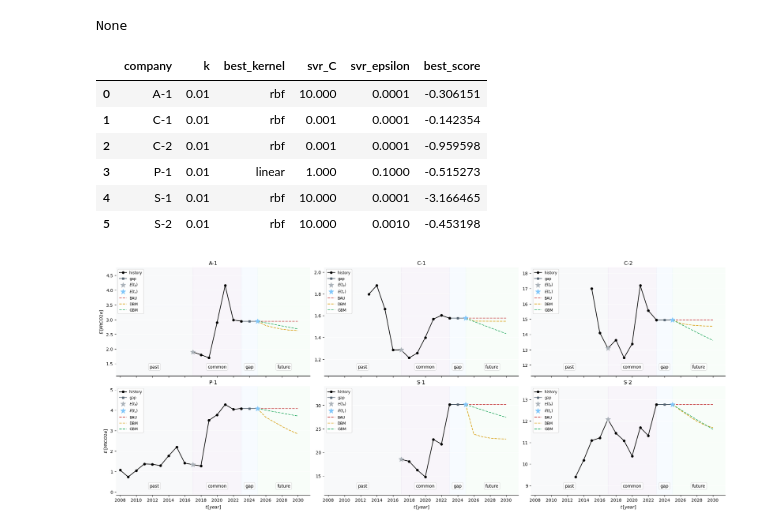
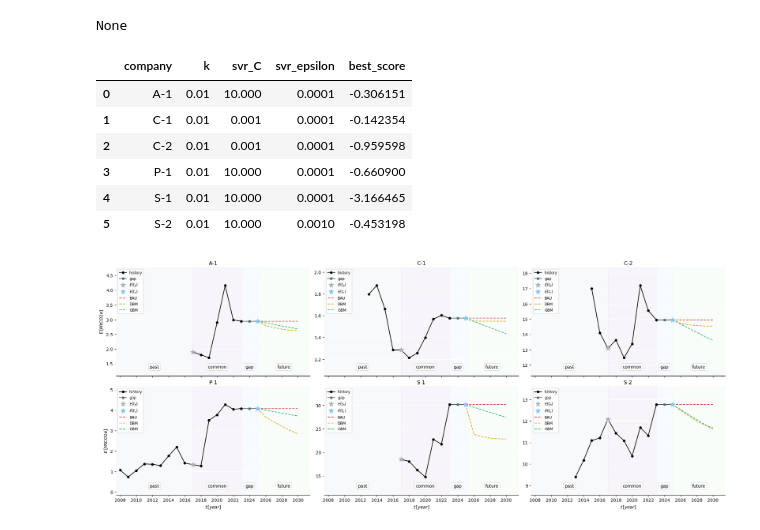
Before and after one commit to thiagoneye/costcaster, a Jupyter notebook: src/main.ipynb, the cells around one changed output. Cells and saved outputs as stored; diff of their text form; code cells hidden in the pictures.

```diff
--- a/src/main.ipynb
+++ b/src/main.ipynb
@@ -314,7 +316,7 @@ for company_id, company_name in enumerate(list_of_companies):
 
     commom_range_delimiter = np.where(X_train == commom_range[0])[0][0]
 
-    best_score = np.inf  # negativo se R2 ou positivo nos demais casos
+    best_score = np.inf  # negative if R2 or positive in other cases
     best_weight = None
     best_model = None
 
@@ -324,15 +326,14 @@ for company_id, company_name in enumerate(list_of_companies):
             y_train, commom_range_delimiter, weighting_params["weights"]
         )
 
-        # Cria pipeline com scaler e SVR
+        # Create pipeline with scaler and SVR
         pipeline = make_pipeline(
-            StandardScaler(), SVR()  # ou linear, poly, etc.
+            StandardScaler(), SVR(kernel="rbf")  # or linear, poly, etc.
         )
 
         # Define o grid de parâmetros a testar
         param_grid = {
-            "svr__kernel": ["linear", "poly", "rbf"],
-            "svr__C": [0.001, 0.01, 0.1, 1, 10, 100],  # C baixo = mais regularização
+            "svr__C": [0.001, 0.01, 0.1, 1, 10, 100],  # Low C = more regularization
             "svr__epsilon": [
                 0.0001,
                 0.001,
@@ -341,57 +342,58 @@ for company_id, company_name in enumerate(list_of_companies):
                 1,
                 10,
                 100,
-            ],  # faixa de tolerância ao erro
+            ],  # error tolerance range
         }
 
-        # Cria o GridSearchCV
+        # Create the GridSearchCV
         grid_search = GridSearchCV(
             pipeline,
             param_grid,
             cv=5,  # 5-fold cross-validation
-            scoring="neg_mean_absolute_error",  # ou 'r2', 'neg_mean_absolute_error' 'neg_mean_squared_error' etc.
-            n_jobs=-1,  # usa todos os núcleos da CPU
+            scoring="neg_mean_absolute_error",  # or 'r2', 'neg_mean_absolute_error' 'neg_mean_squared_error' etc.
+            n_jobs=-1,  # uses all CPU cores
         )
 
         # Executa o grid search
         grid_search.fit(X_train.reshape(-1, 1), y_train, svr__sample_weight=weights)
 
         mae = -grid_search.best_score_
 
-        # Verifica se esse foi o melhor score
-        if mae < best_score: # > se R2 ou < nos demais casos
+        # Check if this was the best score
+        if mae < best_score: # > if R2 or < in other cases
             best_score = grid_search.best_score_
             best_weight = k
-            best_kernel = grid_search.best_params_["svr__kernel"]
             best_c = grid_search.best_params_["svr__C"]
             best_e = grid_search.best_params_["svr__epsilon"]
 
-    # Resultados
+    # Results
     results.append(
         [
             company_name,
             best_weight,
-            best_kernel,
             best_c,
             best_e,
             best_score,
         ]
     )
 
 
+best_param_by_company = dict()
+best_param_by_company = {item[0]: item[1:] for item in results}
+
 results = pd.DataFrame(
-    results, columns=["company", "k", "best_kernel", "svr_C", "svr_epsilon", "best_score"]
+    results, columns=["company", "k", "svr_C", "svr_epsilon", "best_score"]
 )
 
 display(results)
 # %% [output]
-|  | company | k | best_kernel | svr_C | svr_epsilon | best_score |
-| 0 | A-1 | 0.01 | rbf | 10.000 | 0.0001 | -0.306151 |
-| 1 | C-1 | 0.01 | rbf | 0.001 | 0.0001 | -0.142354 |
-| 2 | C-2 | 0.01 | rbf | 0.001 | 0.0001 | -0.959598 |
-| 3 | P-1 | 0.01 | linear | 1.000 | 0.1000 | -0.515273 |
-| 4 | S-1 | 0.01 | rbf | 10.000 | 0.0001 | -3.166465 |
-| 5 | S-2 | 0.01 | rbf | 10.000 | 0.0010 | -0.453198 |
+|  | company | k | svr_C | svr_epsilon | best_score |
+| 0 | A-1 | 0.01 | 10.000 | 0.0001 | -0.306151 |
+| 1 | C-1 | 0.01 | 0.001 | 0.0001 | -0.142354 |
+| 2 | C-2 | 0.01 | 0.001 | 0.0001 | -0.959598 |
+| 3 | P-1 | 0.01 | 10.000 | 0.0001 | -0.660900 |
+| 4 | S-1 | 0.01 | 10.000 | 0.0001 | -3.166465 |
+| 5 | S-2 | 0.01 | 10.000 | 0.0010 | -0.453198 |
 # %%
 # Execution
 
```
Also changed, not shown: parts of 2 cells of this notebook, 3 other files.
